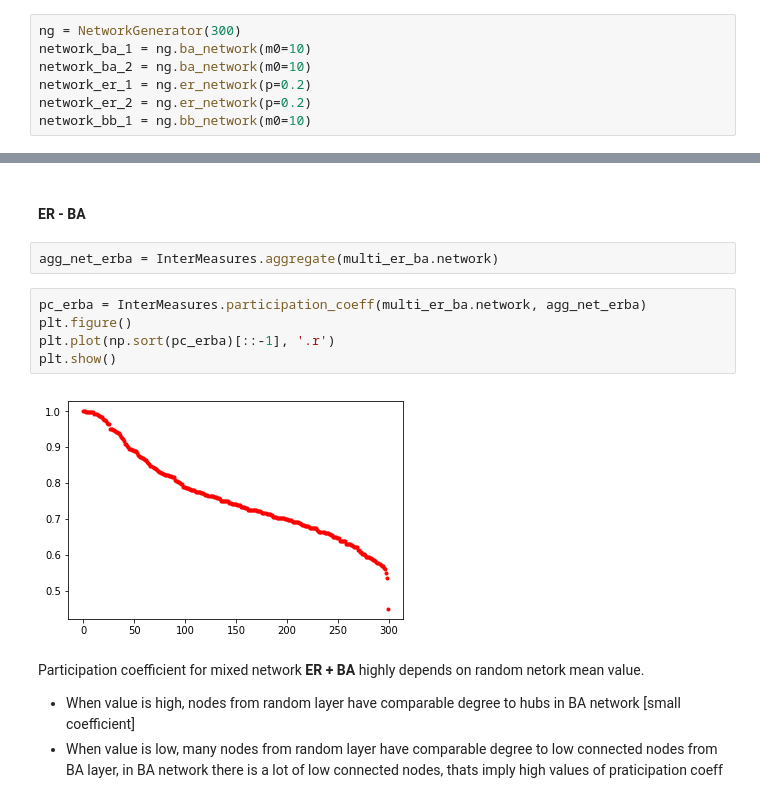
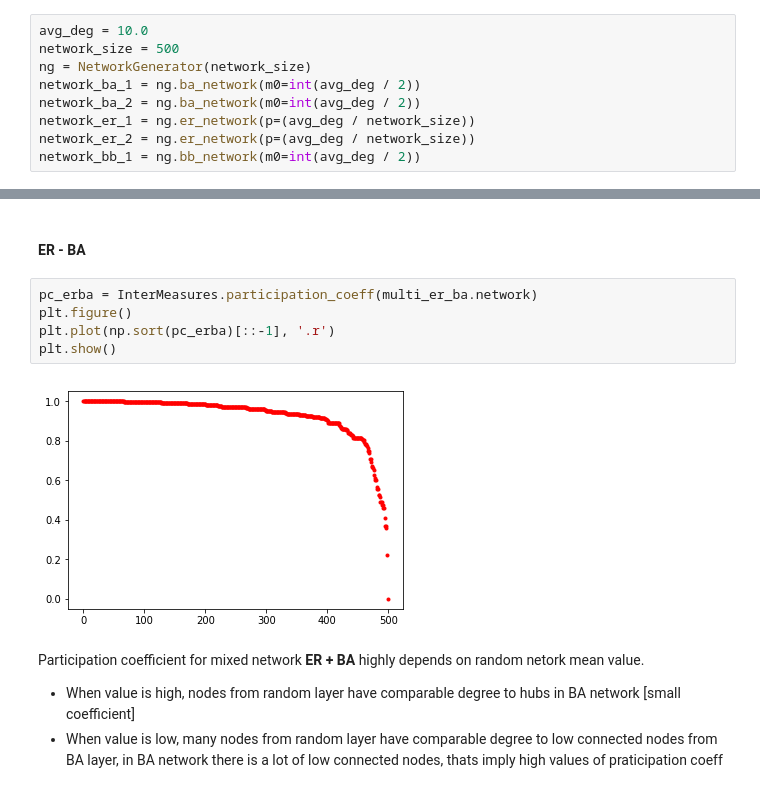
Before and after one commit to filip141/nettools, a Jupyter notebook: notebooks/synthetic_layers.ipynb, the cells around one changed output, grey strips where cells are left out. Cells and saved outputs as stored; diff of their text form.

```diff
--- a/notebooks/synthetic_layers.ipynb
+++ b/notebooks/synthetic_layers.ipynb
@@ -15,12 +15,14 @@ and find best candidates for future experiment. To realize this aim I implement
 # %% [markdown]
 #### Generate signle layer networks
 # %%
-ng = NetworkGenerator(300)
-network_ba_1 = ng.ba_network(m0=10)
-network_ba_2 = ng.ba_network(m0=10)
-network_er_1 = ng.er_network(p=0.2)
-network_er_2 = ng.er_network(p=0.2)
-network_bb_1 = ng.bb_network(m0=10)
+avg_deg = 10.0
+network_size = 500
+ng = NetworkGenerator(network_size)
+network_ba_1 = ng.ba_network(m0=int(avg_deg / 2))
+network_ba_2 = ng.ba_network(m0=int(avg_deg / 2))
+network_er_1 = ng.er_network(p=(avg_deg / network_size))
+network_er_2 = ng.er_network(p=(avg_deg / network_size))
+network_bb_1 = ng.bb_network(m0=int(avg_deg / 2))
 # %% [markdown]
 #### Generate correlated networks for Barabassi Albert networks
 To build correlated multilayer network, first we must create layers, which are correlated with other layer.
@@ -216,15 +216,13 @@ plt.show()
 In Erdos Renyi networks all nodes have similiar degrees, so probably participation coefficient highly depends on network degree distribution mean ratio. In analyzed network layers have similiar mean value, that's why probably participation coefficient is nearly equal 1.0.
 # %% [markdown]
 #### ER - BA
-# %%
-agg_net_erba = InterMeasures.aggregate(multi_er_ba.network)
 # %%
-pc_erba = InterMeasures.participation_coeff(multi_er_ba.network, agg_net_erba)
+pc_erba = InterMeasures.participation_coeff(multi_er_ba.network)
 plt.figure()
 plt.plot(np.sort(pc_erba)[::-1], '.r')
 plt.show()
 # %% [output]
-[figure, old version]
+[figure, new version]
 # %% [markdown]
 Participation coefficient for mixed network **ER + BA** highly depends on random netork mean value.
 * When value is high, nodes from random layer have comparable degree to hubs in BA network [small coefficient]
```
Also changed, not shown: parts of 44 cells of this notebook, 5 other files.
